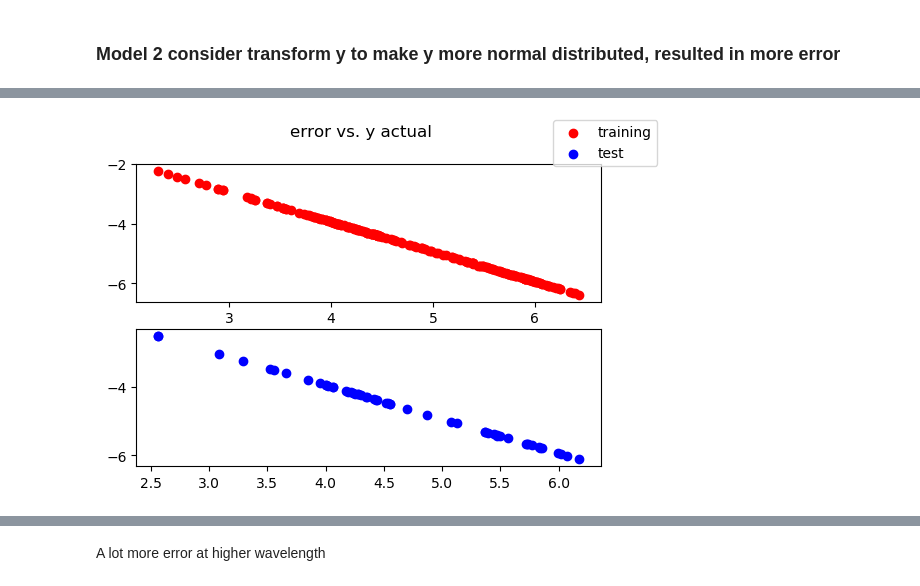
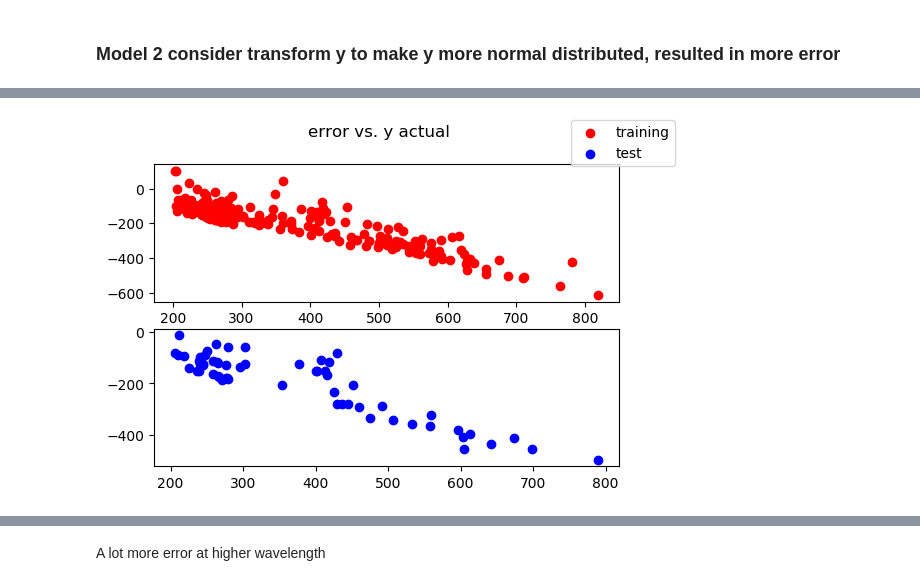
Before and after one commit to emissible/SPEEDCOM, a Jupyter notebook: SPEEDCOM/models/encode_smiles.ipynb, the cells around one changed output, grey strips where cells are left out. Saved outputs shown, nothing was run; the diff lists cells and outputs as text; code cells hidden in the pictures.

```diff
--- a/SPEEDCOM/models/encode_smiles.ipynb
+++ b/SPEEDCOM/models/encode_smiles.ipynb
@@ -138,3 +200,3 @@ from sksklearnmetr
 # %%
-model.fit(X_train, y_train, batch_size=32, validation_data=(X_test, y_test), epochs=50)
+model.fit(X_train, y_train.reshape(-1,1), batch_size=32, validation_data=(X_test, y_test.reshape(-1,1)), epochs=25)
 # %% [output]
@@ -225,0 +283,9 @@ plt.hist(y_log.tolist())
+# %%
+def mean_abs_exp_error(y_true, y_pred):
+    from keras import backend as K
+    first_exp = K.exp(y_pred)
+    second_exp = K.exp(y_true)
+    return K.mean(K.abs(first_exp - second_exp), axis=-1)
+# %%
+model.compile(loss=mean_abs_exp_error, optimizer='Adam', metrics=['mean_absolute_error'])
+model.summary() ##use mean_squared_error loss
@@ -226,3 +310,3 @@ plt.hist(y_log.tolist())
 # %%
-model.fit(X_train, y_train, batch_size=32, validation_data=(X_test, y_test), epochs=50)
+model.fit(X_train, y_train.reshape(-1,1), batch_size=32, validation_data=(X_test, y_test.reshape(-1,1)), epochs=50)
 # %% [output]
@@ -246,6 +330,6 @@ Epoch 50/50
 <keras.callbacks.History at 0x...>
 # %%
-plot_model(X_train, X_test, y_train, y_test, model)
+mutls.ModelUtils.plot_model_error(X_train, X_test, y_train, y_test, model)
 # %% [output]
-[figure, old version]
+[figure, new version]
 # %%
```
Also changed, not shown: parts of 45 cells of this notebook.
